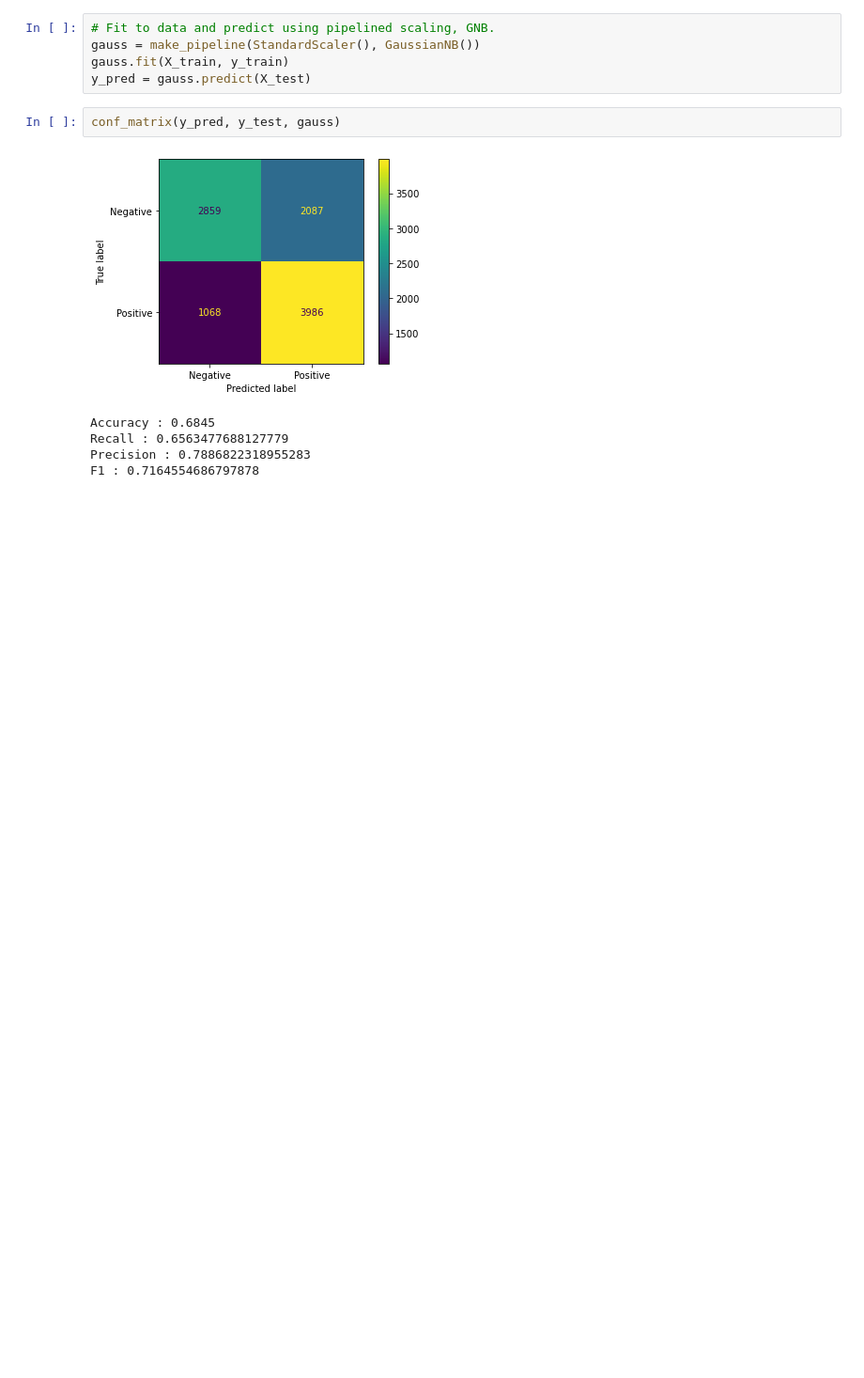
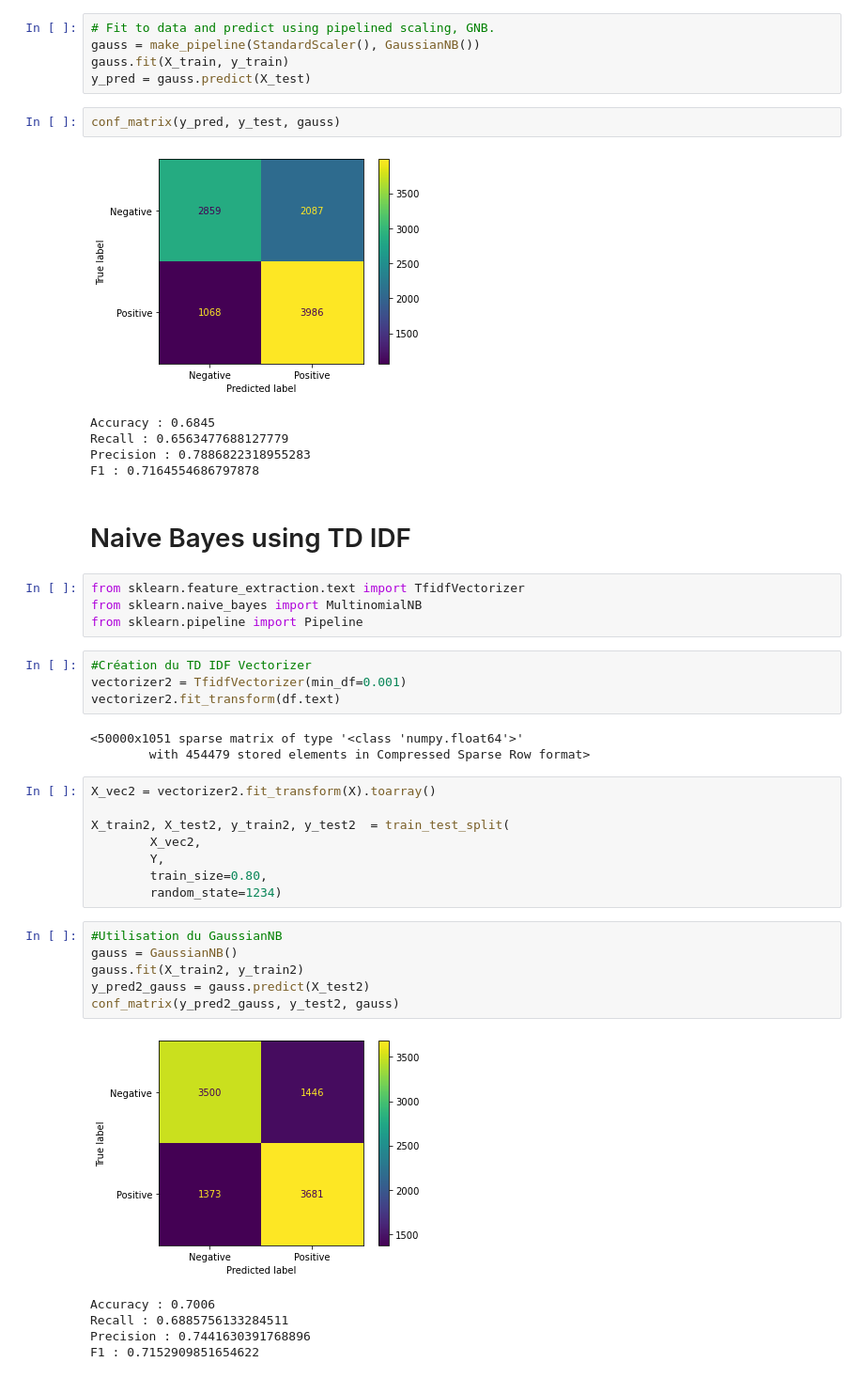
Before and after one commit to baptiste-pasquier/data_2A, a Jupyter notebook: model.ipynb, the cells around one changed output. Shown at 94% size. Drawn from its saved outputs; the diff is of its cells as text; blank space fills up the shorter version.

```diff
--- a/model.ipynb
+++ b/model.ipynb
@@ -313,3 +313,36 @@ Accuracy : 0.6845
 Recall : 0.6563477688127779
 Precision : 0.7886822318955283
 F1 : 0.7164554686797878
+# %% [markdown]
+# Naive Bayes using TD IDF
+# %%
+from sklearn.feature_extraction.text import TfidfVectorizer
+from sklearn.naive_bayes import MultinomialNB
+from sklearn.pipeline import Pipeline
+# %%
+#Création du TD IDF Vectorizer
+vectorizer2 = TfidfVectorizer(min_df=0.001)
+vectorizer2.fit_transform(df.text)
+# %% [output]
+<50000x1051 sparse matrix of type '<class 'numpy.float64'>'
+        with 454479 stored elements in Compressed Sparse Row format>
+# %%
+X_vec2 = vectorizer2.fit_transform(X).toarray()
+
+X_train2, X_test2, y_train2, y_test2  = train_test_split(
+        X_vec2,
+        Y,
+        train_size=0.80,
+        random_state=1234)
+# %%
+#Utilisation du GaussianNB
+gauss = GaussianNB()
+gauss.fit(X_train2, y_train2)
+y_pred2_gauss = gauss.predict(X_test2)
+conf_matrix(y_pred2_gauss, y_test2, gauss)
+# %% [output]
+[figure, added]
+Accuracy : 0.7006
+Recall : 0.6885756133284511
+Precision : 0.7441630391768896
+F1 : 0.7152909851654622
```
Also changed, not shown: parts of 7 cells of this notebook.
